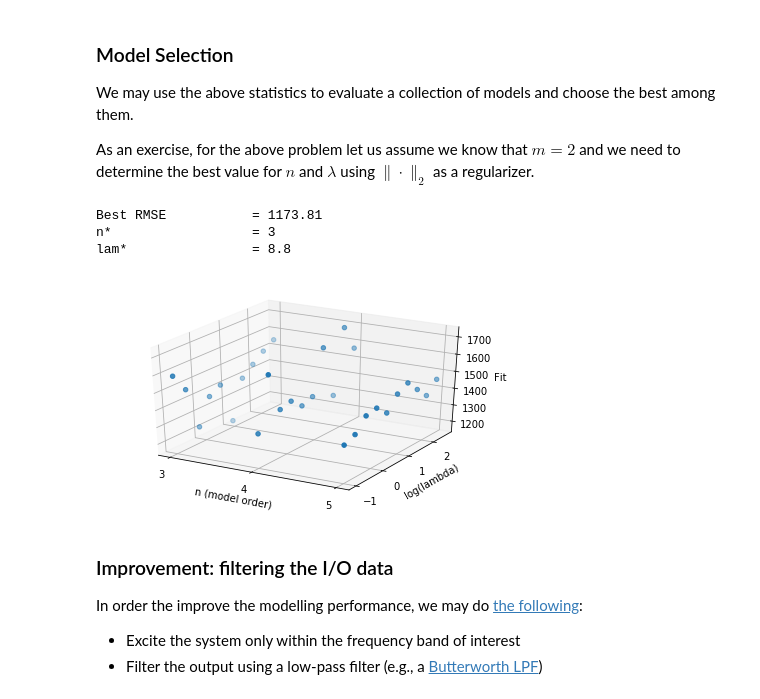
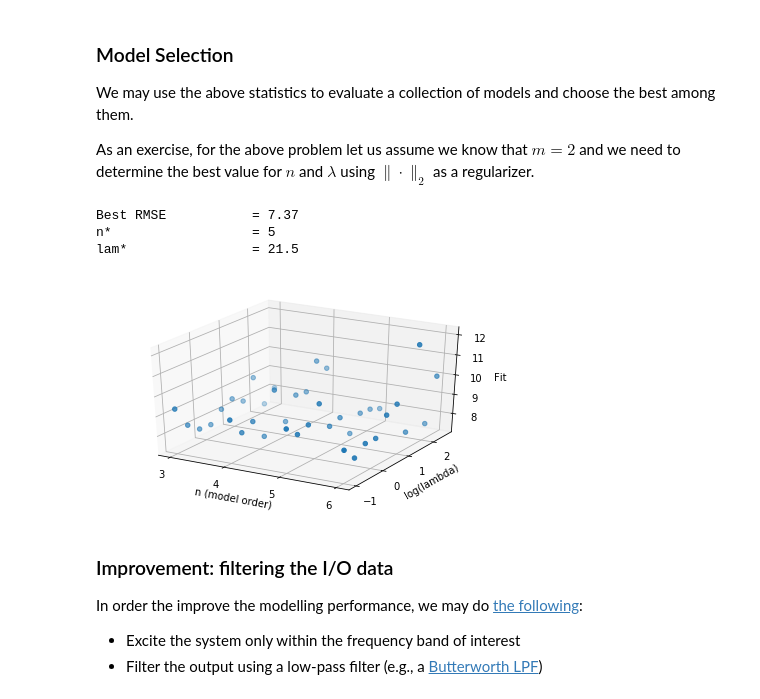
Before and after one commit to KIOS-Research/KIOS-Graduate-Summer-School-2018, a Jupyter notebook: material/sysid/sysid_linsys_ls.ipynb, the cells around one changed output. Saved outputs shown, nothing was run; the diff lists cells and outputs as text; code cells hidden in the pictures.

```diff
--- a/material/sysid/sysid_linsys_ls.ipynb
+++ b/material/sysid/sysid_linsys_ls.ipynb
@@ -487,10 +489,10 @@ num_data_test = 200
 time_span_test = np.linspace(0, num_data_test, num_data_test)
 u_test = 5 * np.sin(0.5*time_span_test)
 
-mdl_eval_cache = np.empty(shape=(0,3))
+mdl_eval_cache = np.empty(shape=(0,4))
 mdl_sys_cache  = np.empty(shape=(0,1))
 
-for n_ in range(3,6):
+for n_ in range(3,7):
     for l_ in np.logspace(-1, 2.5, num=10):
         identifier = linear_system_identifier(u_test[:-1], y, m=2, n=n_)
         sys_identified = identifier.estimate_params_rls(                      \
@@ -506,40 +508,39 @@ for n_ in range(3,6):
         sqr_err = abs_err**2
         MAE  = np.sum(abs_err)
         RMSE = np.sqrt( np.average(sqr_err) )
-        F = MAE
-        F_prec = np.percentile(F, 95)
-        eval_data_current = np.array([n_, l_, F_prec])
+        eval_data_current = np.array([n_, l_, RMSE, MAE])
         mdl_sys_cache     = np.vstack([mdl_sys_cache, sys_identified]);
         mdl_eval_cache    = np.vstack([mdl_eval_cache, eval_data_current])
 # %%
+# Let us now plot the results...
 from mpl_toolkits.mplot3d import Axes3D
 fig = plt.figure(figsize=(7, 4))
 ax = fig.add_subplot(111, projection='3d')
 
 imax = np.argmin(mdl_eval_cache[:,2])
 n_max = mdl_eval_cache[imax, 0]
 l_max = mdl_eval_cache[imax, 1]
 fit_max = mdl_eval_cache[imax, 2]
 
 print('Best RMSE           = {0:.2f}'.format(fit_max))
 print('n*                  = {0:.0f}'.format(n_max) )
 print('lam*                = {0:.1f}'.format(l_max) )
 
 
 ax.scatter(mdl_eval_cache[:,0],                                               \
            np.log10(mdl_eval_cache[:,1]),                                     \
            mdl_eval_cache[:,2])
 ax.set_xlabel('n (model order)')
 ax.set_ylabel('log(lambda)')
 ax.set_zlabel('Fit')
-plt.xticks(np.array([3,4,5]))
+plt.xticks(np.array([3,4,5,6]))
 plt.yticks(np.array([-1, 0, 1, 2]))
 plt.show()
 # %% [output]
-Best RMSE           = 1173.81
-n*                  = 3
-lam*                = 8.8
+Best RMSE           = 7.37
+n*                  = 5
+lam*                = 21.5
-[figure, old version]
+[figure, new version]
 # %% [markdown]
 ### Improvement: filtering the I/O data
 
```
Also changed, not shown: parts of 6 cells of this notebook, 3 other files.
